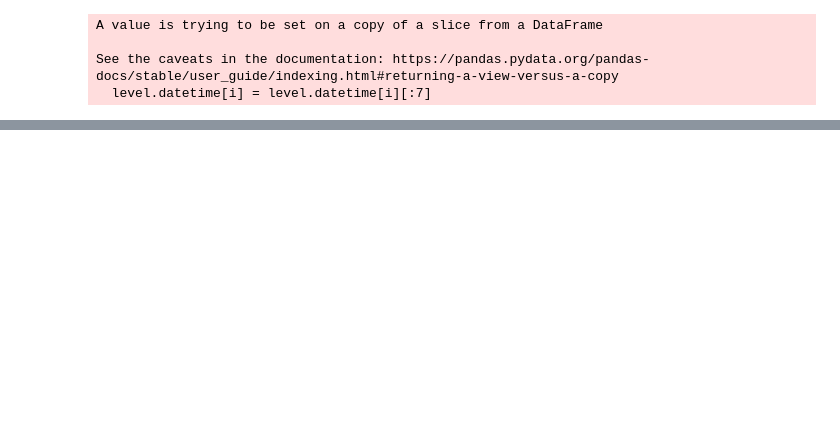
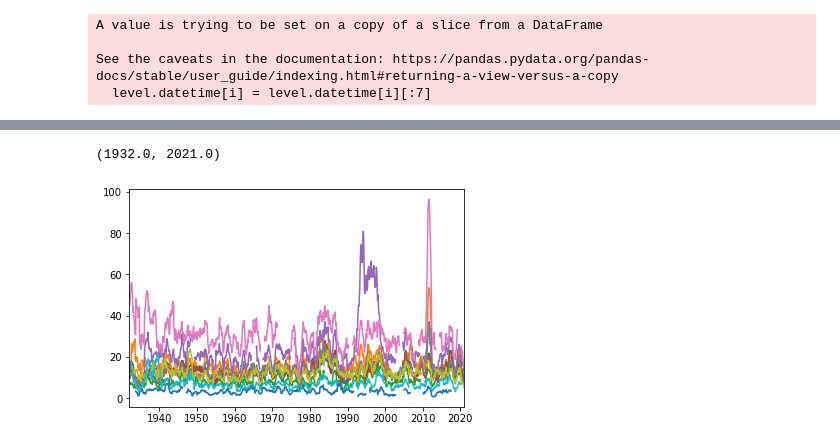
Before and after one commit to ljohnston931/water-level-forecasts, a Jupyter notebook: Classical.ipynb, the cells around one changed output, grey strips where cells are left out. Saved outputs shown, nothing was run; the diff lists cells and outputs as text; code cells hidden in the pictures; blank space fills up the shorter version.

```diff
--- a/Classical.ipynb
+++ b/Classical.ipynb
@@ -62,0 +118,31 @@ plt.plot
+# %%
+# Read in the data
+raw = pd.read_csv('GSL_monthly.csv')[132:-2]
+raw.index = raw['Unnamed: 0']
+
+# Select desired columns
+monthly2 = raw[cols]
+
+# Make a 'month' column
+monthly2['month'] = np.array([int(monthly2.index[i][-2:]) for i in range(len(monthly2))])
+
+# Take one finite difference of lake level
+monthly2['delta'] = np.concatenate(([0], np.diff(monthly2.depth.values)))
+
+# Take moving average
+for key in ma_cols:
+    ma = np.convolve(monthly2[key].values, np.ones(12)/12, mode='valid')
+    monthly2['MA_'+key] = np.concatenate((np.nan*np.zeros(11), ma))
+
+# Cut off first elements
+monthly2 = monthly2[336+1:]
+
+# Find seasonal component
+seasonal = pd.DataFrame(columns=ma_cols)
+for key in ma_cols:
+    seasonal[key] = monthly2.groupby('month')[key].mean()
+    monthly2['S_'+key] = np.tile(np.roll(seasonal[key].values, shift=-1), 117-28)
+
+# Find remainder
+for key in ma_cols:
+    monthly2['R_'+key] = monthly2[key] - monthly2['MA_' + key] - monthly2['S_' + key]
@@ -62,0 +165,3 @@ plt.plot
+# %%
+# Year array
+year2 = (np.arange(len(monthly2)) + 1)/12 + 1932
@@ -62,0 +186,9 @@ plt.plot
+# %%
+for key in ma_cols:
+    if key[:4] == 'PRCP':
+        plt.plot(year2, monthly2['MA_'+key])
+
+plt.xlim(1932, 2021)
+# %% [output]
+(1932.0, 2021.0)
+[figure, added]
```
Also changed, not shown: parts of 38 cells of this notebook, 11 other files.
